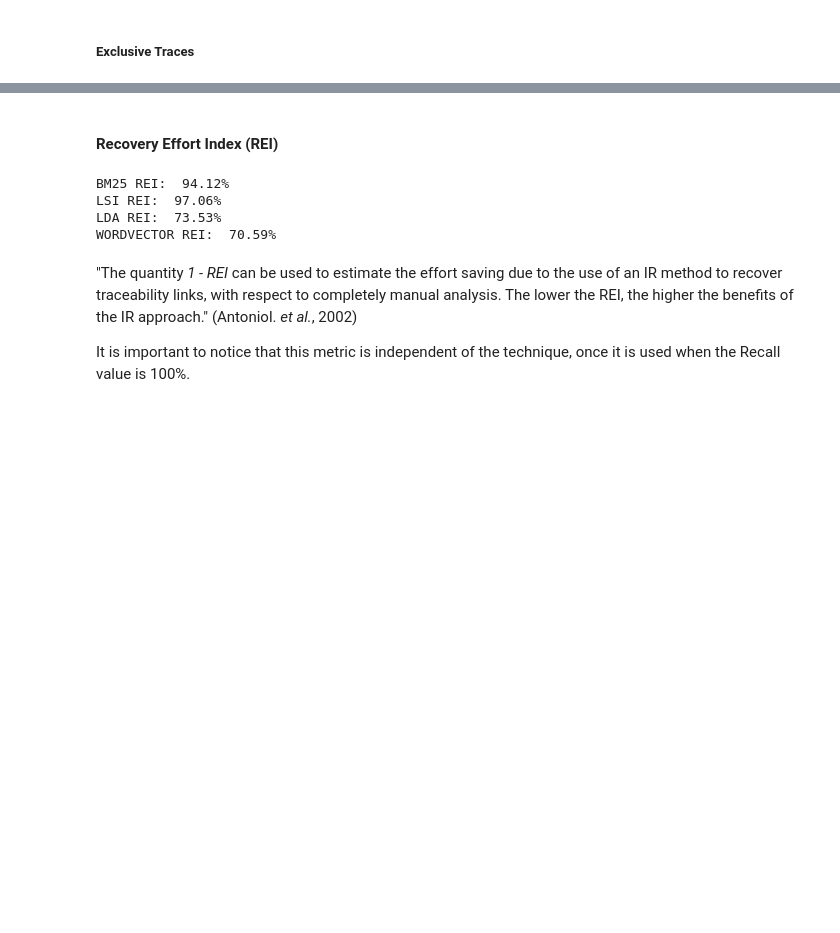
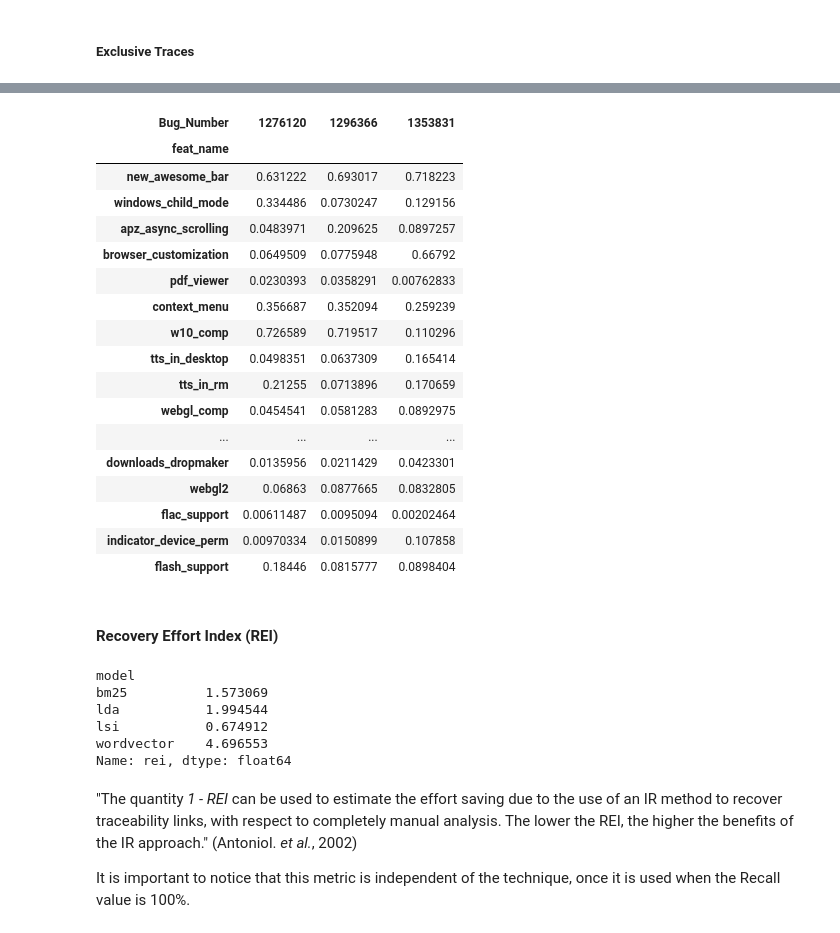
Before and after one commit to Pointpt/trace-link-recovery-study, a Jupyter notebook: notebooks/firefox_p2/feat_br_tracing/feat_br_runner.ipynb, the cells around one changed output, grey strips where cells are left out. Saved outputs shown, nothing was run; the diff lists cells and outputs as text; code cells hidden in the pictures; blank space fills up the shorter version.

```diff
--- a/notebooks/firefox_p2/feat_br_tracing/feat_br_runner.ipynb
+++ b/notebooks/firefox_p2/feat_br_tracing/feat_br_runner.ipynb
@@ -913,0 +927,10 @@ len(wv_exc_set): 121
+# %%
+bm25_fn_set_t1, lsi_fn_set_t1, lda_fn_set_t1, wv_fn_set_t1 = aux_functions.get_traces_set(retrieved_traces_df, 1, 'FN')
+bm25_fn_set_t3, lsi_fn_set_t3, lda_fn_set_t3, wv_fn_set_t3 = aux_functions.get_traces_set(retrieved_traces_df, 3, 'FN')
+bm25_fn_set_t5, lsi_fn_set_t5, lda_fn_set_t5, wv_fn_set_t5 = aux_functions.get_traces_set(retrieved_traces_df, 5, 'FN')
+
+print("TOP 1 -----------------------------------")
+aux_functions.plot_venn_diagrams(1, bm25_fn_set_t1, lsi_fn_set_t1, lda_fn_set_t1, wv_fn_set_t1, 'FN')
+
+print("\n\nTOP 5 -----------------------------------")
+aux_functions.plot_venn_diagrams(5, bm25_fn_set_t5, lsi_fn_set_t5, lda_fn_set_t5, wv_fn_set_t5, 'FN')
@@ -913,0 +950,9 @@ len(wv_exc_set): 121
+# %%
+print("TOP 1 ------------------------------")
+bm25_fn_exc_set_t1, lsi_fn_exc_set_t1, lda_fn_exc_set_t1, wv_fn_exc_set_t1 =  aux_functions.get_exclusive_traces(bm25_fn_set_t1, lsi_fn_set_t1, lda_fn_set_t1, wv_fn_set_t1, traces_type='FN', verbose=True)
+
+print("\n\nTOP 3 -------------------------------")
+bm25_fn_exc_set_t3, lsi_fn_exc_set_t3, lda_fn_exc_set_t3, wv_fn_exc_set_t3 =  aux_functions.get_exclusive_traces(bm25_fn_set_t3, lsi_fn_set_t3, lda_fn_set_t3, wv_fn_set_t3, traces_type='FN', verbose=True)
+
+print("\n\nTOP 5 -------------------------------")
+bm25_fn_exc_set_t5, lsi_fn_exc_set_t5, lda_fn_exc_set_t5, wv_fn_exc_set_t5 =  aux_functions.get_exclusive_traces(bm25_fn_set_t5, lsi_fn_set_t5, lda_fn_set_t5, wv_fn_set_t5, traces_type='FN', verbose=True)
@@ -914,16 +1121,23 @@ len(wv_exc_set): 121
+# %%
+display(aux_functions.highlight_df(exp_vol_intersec_strat_runner.get_lsi_model().get_sim_matrix().loc[:,[b for f,b in lsi_fn_exc_set_t3]]))
+# %% [output]
+| Bug_Number | 1276120 | 1296366 | 1353831 |
+| feat_name |  |  |  |
+| new_awesome_bar | 0.631222 | 0.693017 | 0.718223 |
+| windows_child_mode | 0.334486 | 0.0730247 | 0.129156 |
+| apz_async_scrolling | 0.0483971 | 0.209625 | 0.0897257 |
+| browser_customization | 0.0649509 | 0.0775948 | 0.66792 |
+| pdf_viewer | 0.0230393 | 0.0358291 | 0.00762833 |
+| context_menu | 0.356687 | 0.352094 | 0.259239 |
+| w10_comp | 0.726589 | 0.719517 | 0.110296 |
+| tts_in_desktop | 0.0498351 | 0.0637309 | 0.165414 |
+| tts_in_rm | 0.21255 | 0.0713896 | 0.170659 |
+| webgl_comp | 0.0454541 | 0.0581283 | 0.0892975 |
+| ... | ... | ... | ... |
+| downloads_dropmaker | 0.0135956 | 0.0211429 | 0.0423301 |
+| webgl2 | 0.06863 | 0.0877665 | 0.0832805 |
+| flac_support | 0.00611487 | 0.0095094 | 0.00202464 |
+| indicator_device_perm | 0.00970334 | 0.0150899 | 0.107858 |
+| flash_support | 0.18446 | 0.0815777 | 0.0898404 |
 # %% [markdown]
 #### Recovery Effort Index (REI)
-# %%
-true_traces_amount = len(oracle_true_traces_inter)
-top = 5
-models = ['bm25','lsi','lda','wordvector']
-
-for m in models:
-    tp = retrieved_traces_df[(retrieved_traces_df.model == m) & (retrieved_traces_df.top == top)].iloc[0,:].TP_amount
-    fp = retrieved_traces_df[(retrieved_traces_df.model == m) & (retrieved_traces_df.top == top)].iloc[0,:].FP_amount
-    print('{} REI:  {:2.4}%'.format(m.upper(), tp / true_traces_amount * 100))
-# %% [output]
-BM25 REI:  94.12%
-LSI REI:  97.06%
-LDA REI:  73.53%
-WORDVECTOR REI:  70.59%
@@ -930,3 +1150,13 @@ WORDVECTOR REI:  70.59%
+# %%
+retrieved_traces_df['rei'] = retrieved_traces_df.apply(lambda row : calculate_rei(row), axis=1)
+retrieved_traces_df[['top','model','precision','recall','rei']].groupby('model').rei.mean()
+# %% [output]
+model
+bm25          1.573069
+lda           1.994544
+lsi           0.674912
+wordvector    4.696553
+Name: rei, dtype: float64
 # %% [markdown]
 "The quantity _1 - REI_ can be used to estimate the effort saving due to the use of an IR method to recover traceability links, with respect to completely manual analysis. The lower the REI, the higher the benefits of the IR approach." (Antoniol. _et al._, 2002)
 
```
Also changed, not shown: parts of 23 cells of this notebook, 7 other files.
